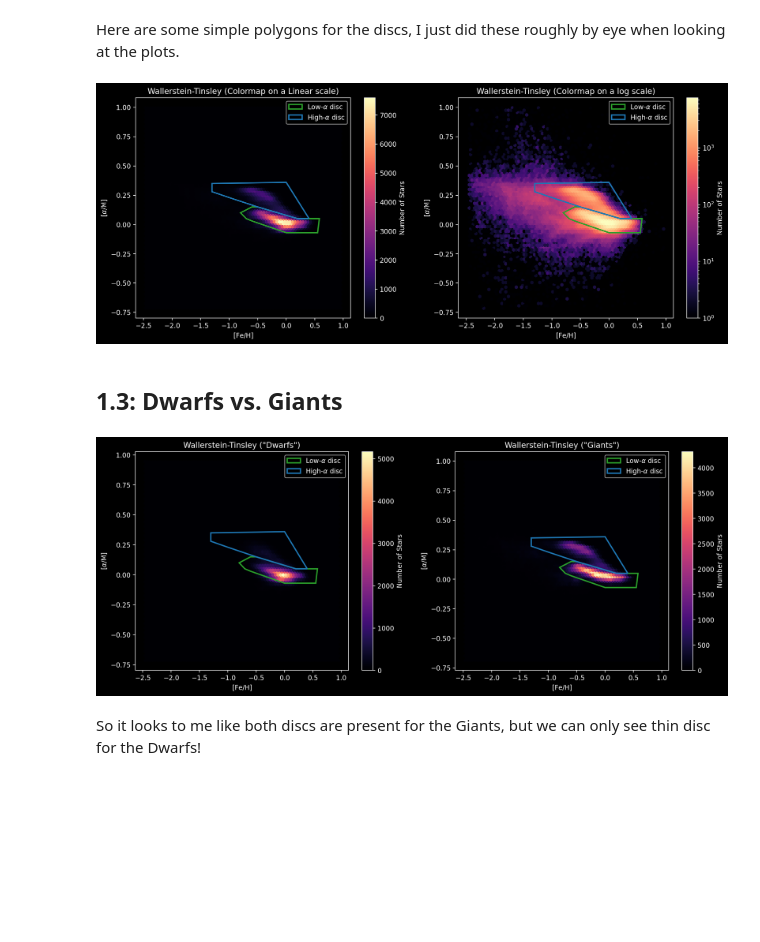
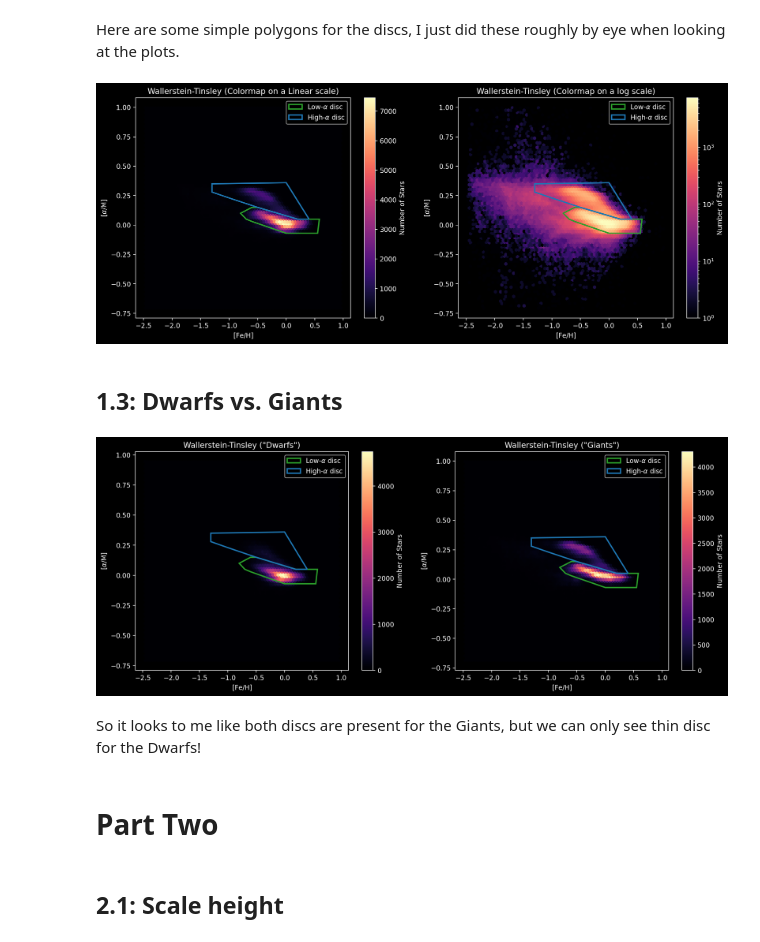
Before and after one commit to TomWagg/thermo_winter21, a Jupyter notebook: 511_galaxies/hw3/chemical_cartography.ipynb, the cells around one changed output. Cells and saved outputs as stored; diff of their text form; code cells hidden in the pictures; blank space fills up the shorter version.

Commit message:
galaxies hw3 part 2

```diff
--- a/511_galaxies/hw3/chemical_cartography.ipynb
+++ b/511_galaxies/hw3/chemical_cartography.ipynb
@@ -31,7 +39,7 @@ My approximate reaction to this:
 # drop the multidimensional columns, switch to Pandas because why not and drop the NaNs
 names = [name for name in dat.colnames if len(dat[name].shape) <= 1]
 df = dat[names].to_pandas()
-df = df.dropna(subset=["ALPHA_M", "FE_H"])
+df = df.dropna(subset=["ALPHA_M", "FE_H", "RA", "DEC", "GAIAEDR3_R_MED_GEO"])
 # %% [markdown]
 ## 1.2: Wallerstein-Tinsley Diagram
 # %% [markdown]
@@ -91,34 +99,40 @@ for ax, scale in zip(axes, [None, "log"]):
 
 plt.show()
 # %% [output]
-[figure, old version]
+[figure, new version]
 # %% [markdown]
 ## 1.3: Dwarfs vs. Giants
 # %%
 fig, axes = plt.subplots(1, 2, figsize=(16, 6))
 
-for ax, mask, title in zip(axes, [df["LOGG"] >= 3.5, df["LOGG"] < 3.5], ["Dwarfs", "Giants"]):
+dwarfs, giants = (df["LOGG"] >= 3.5), (df["LOGG"] < 3.5)
+
+for ax, mask, title in zip(axes, [dwarfs, giants], ["Dwarfs", "Giants"]):
     hexbin = ax.hexbin(df["FE_H"][mask], df["ALPHA_M"][mask], cmap="magma", bins=None, gridsize=75)
 
     for path, colour, label in zip([low_alpha_path, high_alpha_path],
                                    ["tab:green", "tab:blue"],
                                    [r"Low-$\alpha$ disc", r"High-$\alpha$ disc"]):
         patch = mpl.patches.PathPatch(path, fc='none', edgecolor=colour, lw=2, label=label)
         ax.add_artist(patch)
 
     fig.colorbar(hexbin, label="Number of Stars", ax=ax)
 
     if scale is None:
         scale = "Linear"
     ax.set_title(f'Wallerstein-Tinsley (\"{title}\")')
 
     ax.set_xlabel(r"$\rm [Fe / H]$")
     ax.set_ylabel(r"$[\alpha / {\rm M}]$")
 
     ax.legend()
 
 plt.show()
 # %% [output]
-[figure, old version]
+[figure, new version]
 # %% [markdown]
 So it looks to me like both discs are present for the Giants, but we can only see thin disc for the Dwarfs!
+# %% [markdown]
+# Part Two
+# %% [markdown]
+## 2.1: Scale height
```
Also changed, not shown: parts of 11 cells of this notebook.
